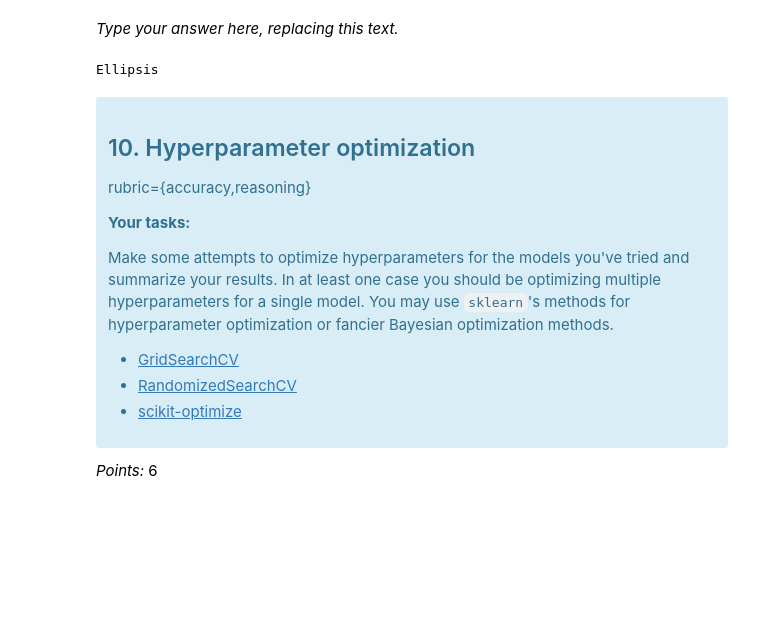
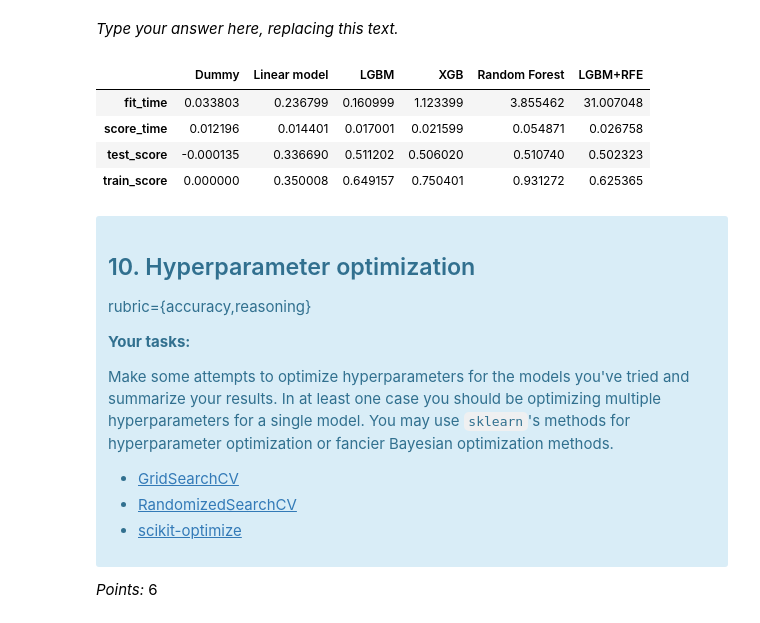
Before and after one commit to UBC-MDS/lab4_bnb_morris_eric, a Jupyter notebook: lab4.ipynb, the cells around one changed output. Drawn from its saved outputs; the diff is of its cells as text; code cells hidden in the pictures; blank space fills up the shorter version.

```diff
--- a/lab4.ipynb
+++ b/lab4.ipynb
@@ -493,10 +527,19 @@ Make some attempts to select relevant features. You may try `RFECV`, forward sel
 _Points:_ 0.5
 # %% [markdown]
 _Type your answer here, replacing this text._
-# %%
-...
-# %% [output]
-Ellipsis
+# %%
+rfecv = RFECV(Ridge())
+pipe_rfe_lgbm = make_pipeline(
+    preprocessor, rfecv, LGBMRegressor()
+)
+results["LGBM+RFE"] = pd.DataFrame(cross_validate(pipe_rfe_lgbm, X_train, y_train, return_train_score=True)).agg('mean')
+results
+# %% [output]
+|  | Dummy | Linear model | LGBM | XGB | Random Forest | LGBM+RFE |
+| fit_time | 0.033803 | 0.236799 | 0.160999 | 1.123399 | 3.855462 | 31.007048 |
+| score_time | 0.012196 | 0.014401 | 0.017001 | 0.021599 | 0.054871 | 0.026758 |
+| test_score | -0.000135 | 0.336690 | 0.511202 | 0.506020 | 0.510740 | 0.502323 |
+| train_score | 0.000000 | 0.350008 | 0.649157 | 0.750401 | 0.931272 | 0.625365 |
 # %% [markdown]
 <!-- END QUESTION -->
 
```
Also changed, not shown: parts of 17 cells of this notebook.
